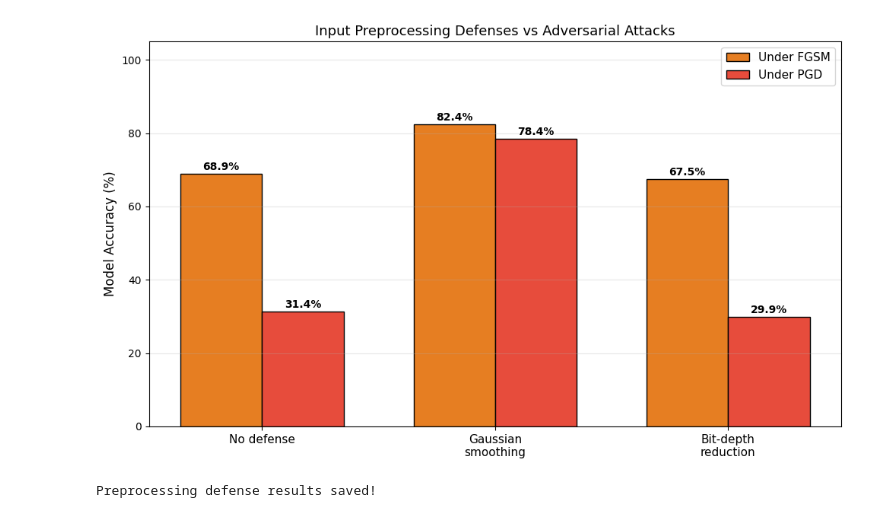
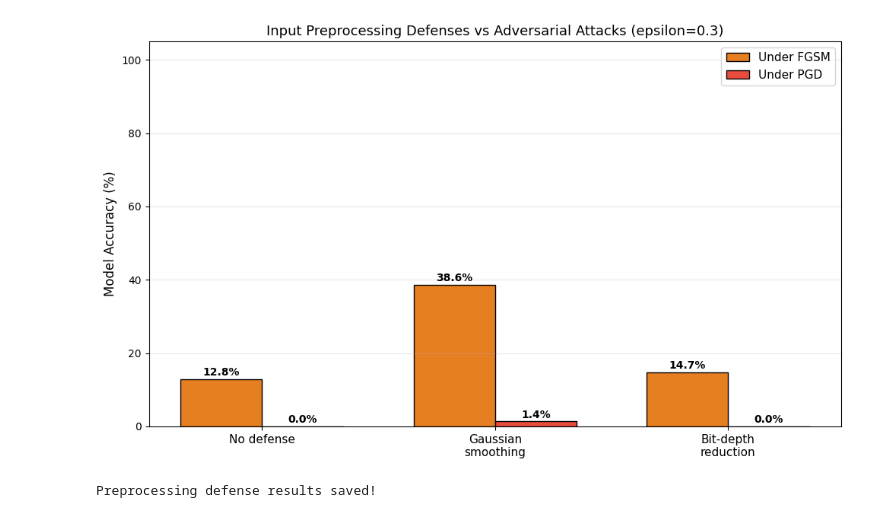
Before and after one commit to rehanzachr-netizen/ml-security-thesis, a Jupyter notebook: notebooks/03_defenses.ipynb, the cells around one changed output. Saved outputs shown, nothing was run; the diff lists cells and outputs as text; code cells hidden in the pictures.

```diff
--- a/notebooks/03_defenses.ipynb
+++ b/notebooks/03_defenses.ipynb
@@ -210,10 +260,23 @@ Adversarially trained model saved!
 # %%
-# CELL 3 - Defense 2: Input Preprocessing (fixed)
+# CELL 3 - Defense 2: Input Preprocessing
+#
+# HOW IT WORKS:
+# Before feeding an image to the model, we apply a transformation that tries
+# to remove adversarial noise while keeping the image recognisable.
+# No retraining needed — works on the existing baseline model.
+# (Xu et al. 2018 call this family of techniques "feature squeezing".)
+#
+# Two techniques:
+# 1. Gaussian smoothing — blurs the image slightly, smearing out small noise
+# 2. Bit-depth reduction — keeps only 16 grey levels, rounding small changes away
+#
+# The attacker here does NOT know about the preprocessing: the adversarial
+# images are made against the plain model and then preprocessed.
 
 import torch.nn.functional as F
 
 def gaussian_smoothing(images):
-    """Blur images to destroy adversarial noise"""
+    """Blur images to remove adversarial noise"""
     sigma = 1.0
     kernel_size = 3
     x = torch.arange(kernel_size).float() - kernel_size // 2
@@ -228,57 +291,58 @@ def gaussian_smoothing(images):
     return smoothed.detach()
 
 def bit_depth_reduction(images, bits=4):
-    """Round pixel values to fewer levels"""
-    imgs = (images + 1) / 2
-    levels = 2 ** bits
-    imgs = torch.round(imgs * levels) / levels
-    return (imgs * 2 - 1).detach()
+    """Round pixel values to 2^bits grey levels"""
+    pixels = (images * STD + MEAN).clamp(0, 1)       # back to 0-1 pixel values
+    levels = 2 ** bits - 1
+    pixels = torch.round(pixels * levels) / levels
+    return ((pixels - MEAN) / STD).detach()           # normalise again
 
 def evaluate_preprocessed(model, loader, attack_fn, epsilon, preprocess_fn):
-    """Attack then preprocess before prediction"""
+    """Attack (optional), then preprocess, then predict"""
     model.eval()
+    torch.manual_seed(0)
     correct, total = 0, 0
     for images, labels in loader:
-        with torch.enable_grad():
-            adv_images = attack_fn(model, images, labels, epsilon)
-        adv_images = preprocess_fn(adv_images)
+        if attack_fn:
+            images = attack_fn(model, images, labels, epsilon)
+        images = preprocess_fn(images)
         with torch.no_grad():
-            _, predicted = model(adv_images).max(1)
+            _, predicted = model(images).max(1)
         correct += predicted.eq(labels).sum().item()
         total   += labels.size(0)
     return 100. * correct / total
 
 print("Defense 2: Input Preprocessing")
 print("="*50)
+print("(Two more PGD runs, a few minutes each)\n")
 
-epsilon = 0.3
-
-# No defense baseline
-baseline_fgsm = evaluate(baseline_model, test_loader, fgsm_attack, epsilon)
-baseline_pgd  = evaluate(baseline_model, test_loader, pgd_attack,  epsilon)
-print(f"No defense     — FGSM: {baseline_fgsm:.2f}%  PGD: {baseline_pgd:.2f}%")
+print(f"No defense     — Clean: {clean_acc:.2f}%  FGSM: {fgsm_acc:.2f}%  PGD: {pgd_acc:.2f}%")
 
 # Gaussian smoothing
 print("Testing Gaussian smoothing...")
+gauss_clean = evaluate_preprocessed(
+    baseline_model, test_loader, None, EPSILON, gaussian_smoothing)
 gauss_fgsm = evaluate_preprocessed(
-    baseline_model, test_loader, fgsm_attack, epsilon, gaussian_smoothing)
+    baseline_model, test_loader, fgsm_attack, EPSILON, gaussian_smoothing)
 gauss_pgd  = evaluate_preprocessed(
-    baseline_model, test_loader, pgd_attack,  epsilon, gaussian_smoothing)
-print(f"Gaussian blur  — FGSM: {gauss_fgsm:.2f}%  PGD: {gauss_pgd:.2f}%")
+    baseline_model, test_loader, pgd_attack,  EPSILON, gaussian_smoothing)
+print(f"Gaussian blur  — Clean: {gauss_clean:.2f}%  FGSM: {gauss_fgsm:.2f}%  PGD: {gauss_pgd:.2f}%")
 
 # Bit-depth reduction
 print("Testing bit-depth reduction...")
+bits_clean = evaluate_preprocessed(
+    baseline_model, test_loader, None, EPSILON, bit_depth_reduction)
 bits_fgsm = evaluate_preprocessed(
-    baseline_model, test_loader, fgsm_attack, epsilon, bit_depth_reduction)
+    baseline_model, test_loader, fgsm_attack, EPSILON, bit_depth_reduction)
 bits_pgd  = evaluate_preprocessed(
-    baseline_model, test_loader, pgd_attack,  epsilon, bit_depth_reduction)
-print(f"Bit reduction  — FGSM: {bits_fgsm:.2f}%  PGD: {bits_pgd:.2f}%")
+    baseline_model, test_loader, pgd_attack,  EPSILON, bit_depth_reduction)
+print(f"Bit reduction  — Clean: {bits_clean:.2f}%  FGSM: {bits_fgsm:.2f}%  PGD: {bits_pgd:.2f}%")
 
 # Bar chart
 fig, ax = plt.subplots(figsize=(10, 6))
 defenses  = ['No defense', 'Gaussian\nsmoothing', 'Bit-depth\nreduction']
-fgsm_accs = [baseline_fgsm, gauss_fgsm, bits_fgsm]
-pgd_accs  = [baseline_pgd,  gauss_pgd,  bits_pgd]
+fgsm_accs = [fgsm_acc, gauss_fgsm, bits_fgsm]
+pgd_accs  = [pgd_acc,  gauss_pgd,  bits_pgd]
 
 x     = np.arange(len(defenses))
 width = 0.35
@@ -288,7 +352,8 @@ bars2 = ax.bar(x + width/2, pgd_accs,  width, label='Under PGD',
                color='#e74c3c', edgecolor='black')
 
 ax.set_ylabel('Model Accuracy (%)', fontsize=12)
-ax.set_title('Input Preprocessing Defenses vs Adversarial Attacks', fontsize=13)
+ax.set_title(f'Input Preprocessing Defenses vs Adversarial Attacks (epsilon={EPSILON})',
+             fontsize=13)
 ax.set_xticks(x)
 ax.set_xticklabels(defenses, fontsize=11)
 ax.legend(fontsize=11)
@@ -308,10 +373,10 @@ plt.show()
 with open('../results/preprocessing_defense_results.txt', 'w') as f:
     f.write("Input Preprocessing Defense Results\n")
     f.write("="*40 + "\n")
-    f.write(f"Epsilon: {epsilon}\n\n")
-    f.write(f"No defense    — FGSM: {baseline_fgsm:.2f}%  PGD: {baseline_pgd:.2f}%\n")
-    f.write(f"Gaussian blur — FGSM: {gauss_fgsm:.2f}%  PGD: {gauss_pgd:.2f}%\n")
-    f.write(f"Bit reduction — FGSM: {bits_fgsm:.2f}%  PGD: {bits_pgd:.2f}%\n")
+    f.write(f"Epsilon: {EPSILON} (pixel units, 0-1 scale)\n\n")
+    f.write(f"No defense    — Clean: {clean_acc:.2f}%  FGSM: {fgsm_acc:.2f}%  PGD: {pgd_acc:.2f}%\n")
+    f.write(f"Gaussian blur — Clean: {gauss_clean:.2f}%  FGSM: {gauss_fgsm:.2f}%  PGD: {gauss_pgd:.2f}%\n")
+    f.write(f"Bit reduction — Clean: {bits_clean:.2f}%  FGSM: {bits_fgsm:.2f}%  PGD: {bits_pgd:.2f}%\n")
 
 print("\nPreprocessing defense results saved!")
 # %% [output]
@@ -325,4 +392,4 @@ Bit reduction  — FGSM: 67.46%  PGD: 29.86%
-[figure, old version]
+[figure, new version]
 Preprocessing defense results saved!
 # %%
 # CELL 4 - Master Summary: All Attacks vs All Defenses
```
Also changed, not shown: parts of 4 cells of this notebook, 50 other files.
